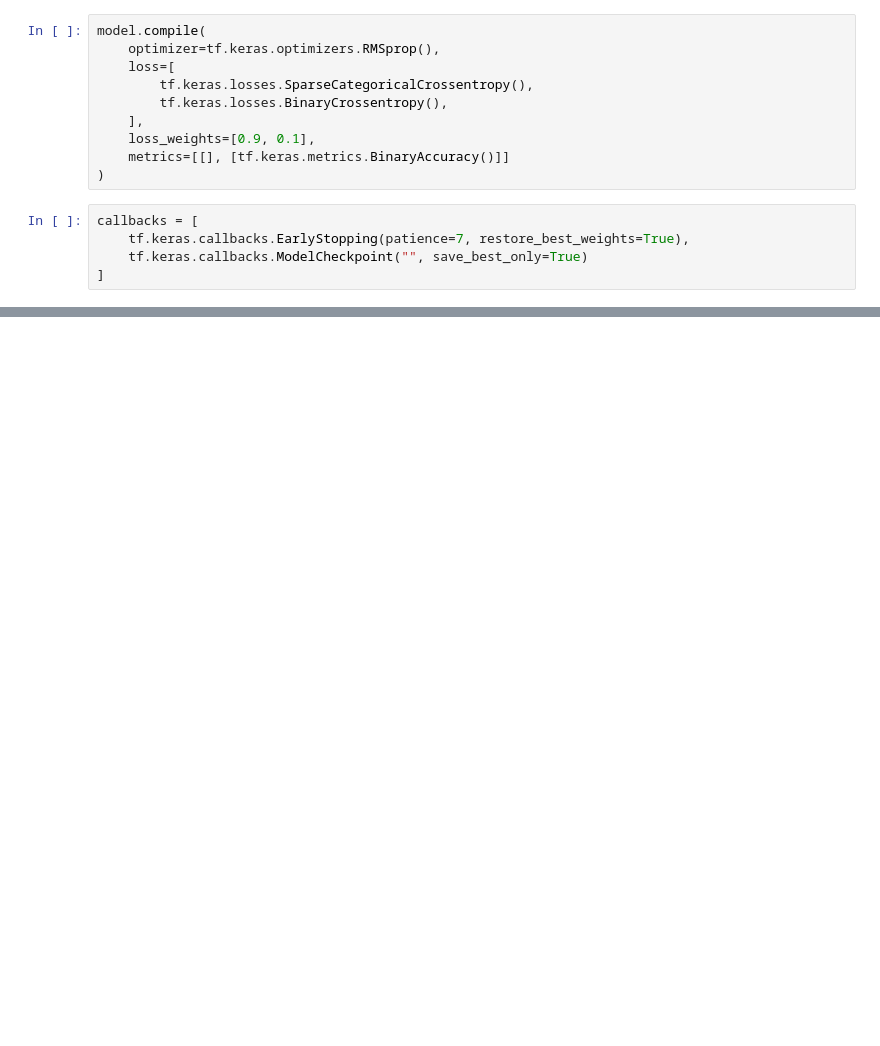
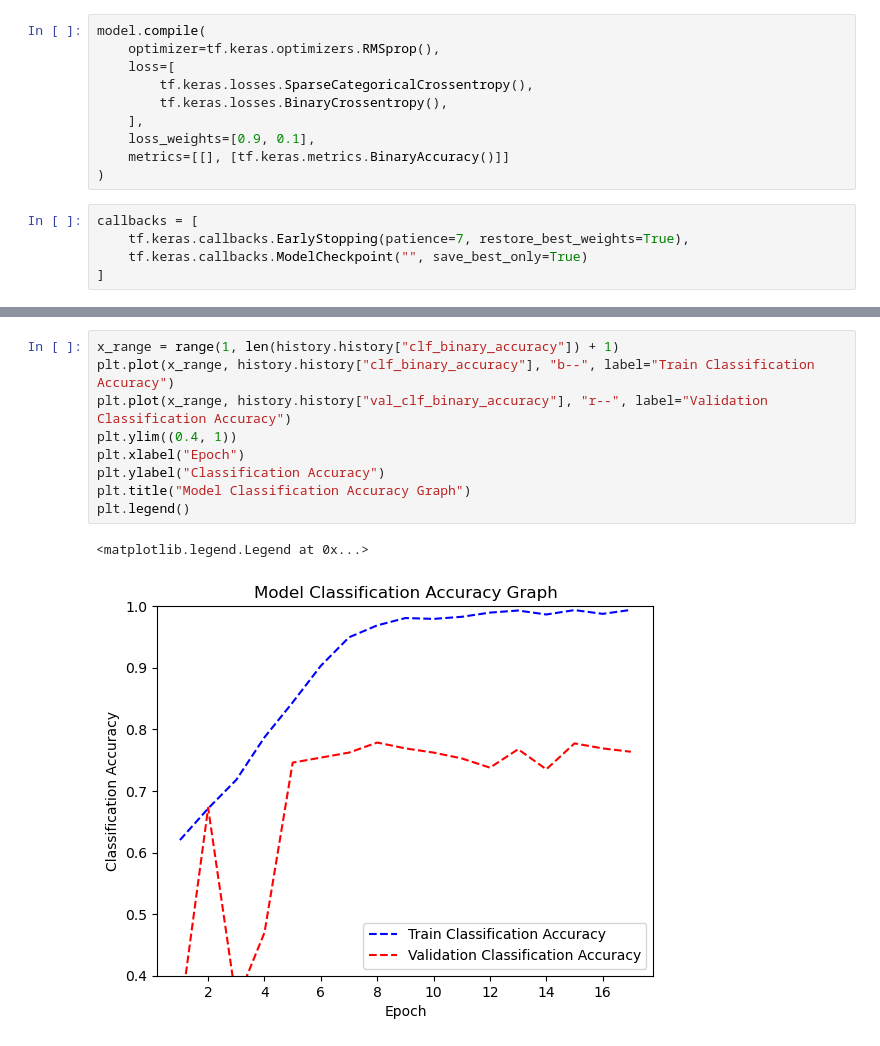
Before and after one commit to MinhyukWoo/keras_lecture, a Jupyter notebook: deep_learning_with_python/segmentation/multi_seg_xcep.ipynb, the cells around one changed output, grey strips where cells are left out. Cells and saved outputs as stored; diff of their text form; blank space fills up the shorter version.

```diff
--- a/deep_learning_with_python/segmentation/multi_seg_xcep.ipynb
+++ b/deep_learning_with_python/segmentation/multi_seg_xcep.ipynb
@@ -252,0 +294,12 @@ Epoch 4/70
+# %%
+x_range = range(1, len(history.history["clf_binary_accuracy"]) + 1)
+plt.plot(x_range, history.history["clf_binary_accuracy"], "b--", label="Train Classification Accuracy")
+plt.plot(x_range, history.history["val_clf_binary_accuracy"], "r--", label="Validation Classification Accuracy")
+plt.ylim((0.4, 1))
+plt.xlabel("Epoch")
+plt.ylabel("Classification Accuracy")
+plt.title("Model Classification Accuracy Graph")
+plt.legend()
+# %% [output]
+<matplotlib.legend.Legend at 0x...>
+[figure, added]
```
Also changed, not shown: parts of 6 cells of this notebook.
